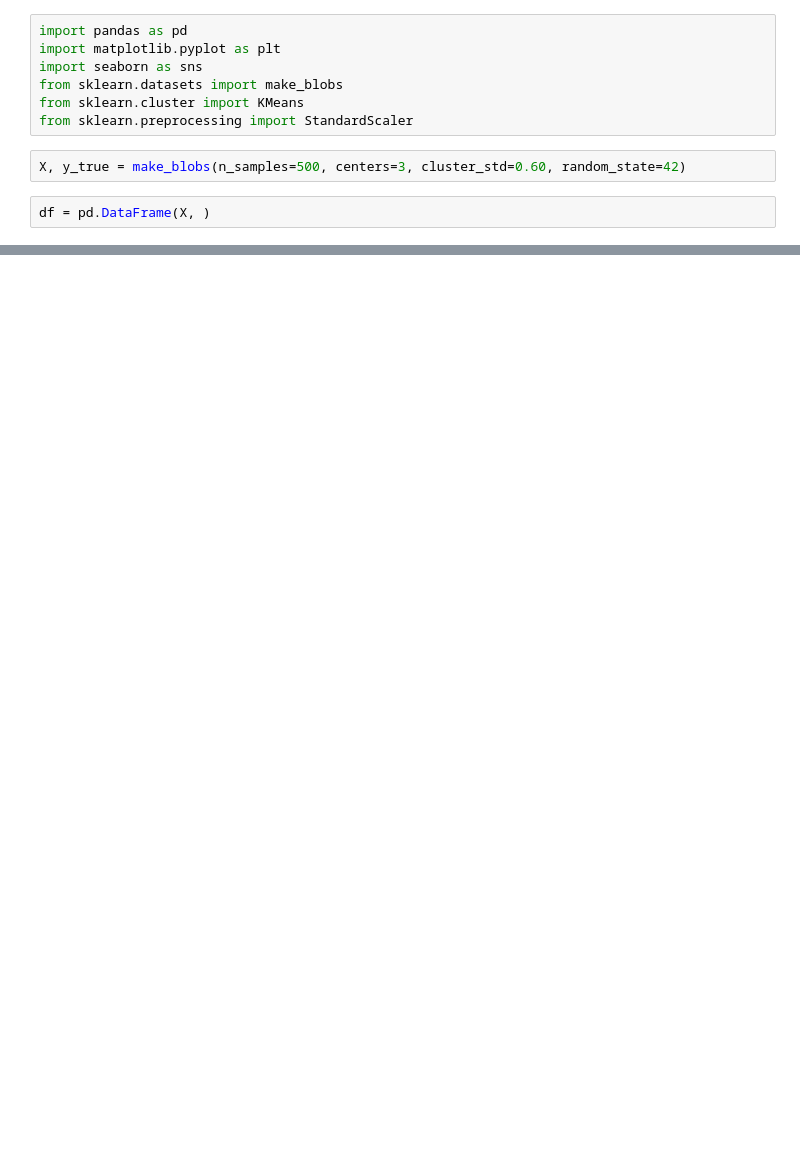
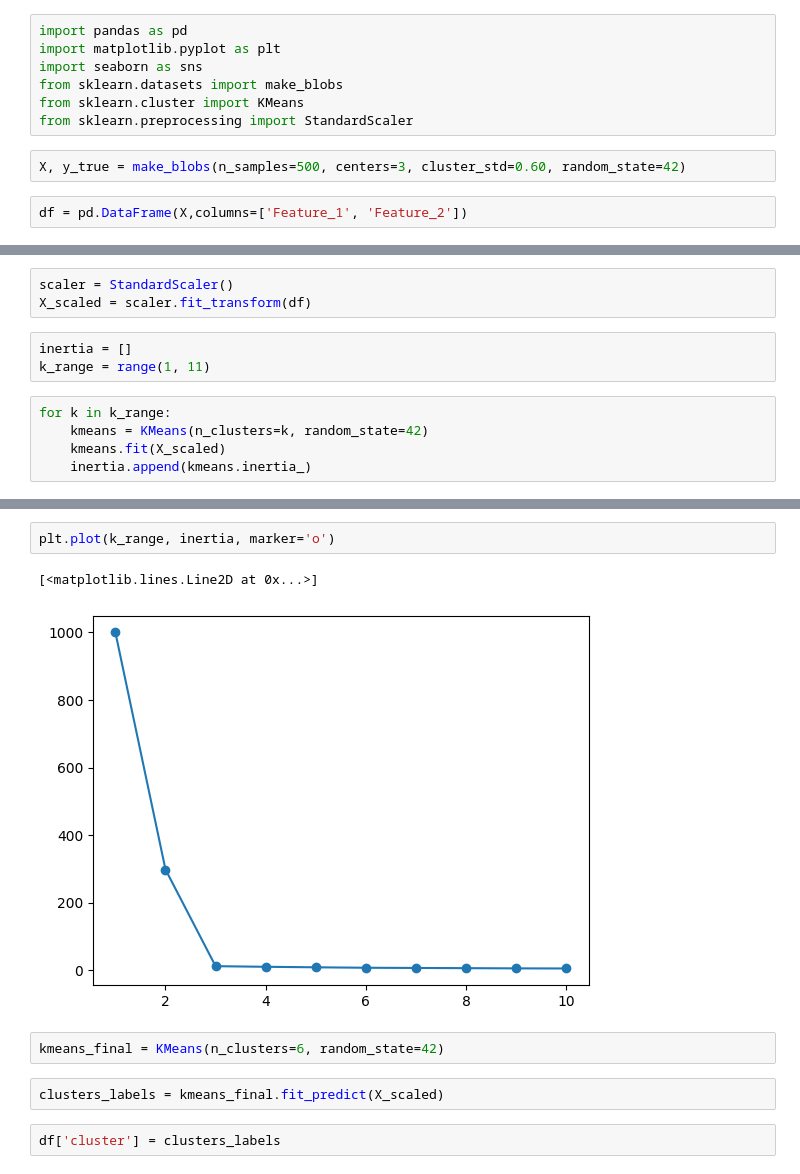
Before and after one commit to SavanUghareja/Machine-Learning, a Jupyter notebook: unsupervise.ipynb, the cells around one changed output, grey strips where cells are left out. Drawn from its saved outputs; the diff is of its cells as text; blank space fills up the shorter version.

```diff
--- a/unsupervise.ipynb
+++ b/unsupervise.ipynb
@@ -8,4 +8,4 @@ from sklearn.preprocessing import StandardScaler
 # %%
 X, y_true = make_blobs(n_samples=500, centers=3, cluster_std=0.60, random_state=42)
 # %%
-df = pd.DataFrame(X, )
+df = pd.DataFrame(X,columns=['Feature_1', 'Feature_2'])
@@ -29,0 +28,11 @@ array([[-6.1900632 , -7.30201545],
+# %%
+scaler = StandardScaler()
+X_scaled = scaler.fit_transform(df)
+# %%
+inertia = []
+k_range = range(1, 11)
+# %%
+for k in k_range:
+    kmeans = KMeans(n_clusters=k, random_state=42)
+    kmeans.fit(X_scaled)
+    inertia.append(kmeans.inertia_)
@@ -29,0 +52,11 @@ array([[-6.1900632 , -7.30201545],
+# %%
+plt.plot(k_range, inertia, marker='o')
+# %% [output]
+[<matplotlib.lines.Line2D at 0x...>]
+[figure, added]
+# %%
+kmeans_final = KMeans(n_clusters=6, random_state=42)
+# %%
+clusters_labels = kmeans_final.fit_predict(X_scaled)
+# %%
+df['cluster'] = clusters_labels
```
Also changed, not shown: parts of 12 cells of this notebook, 1 other file.
